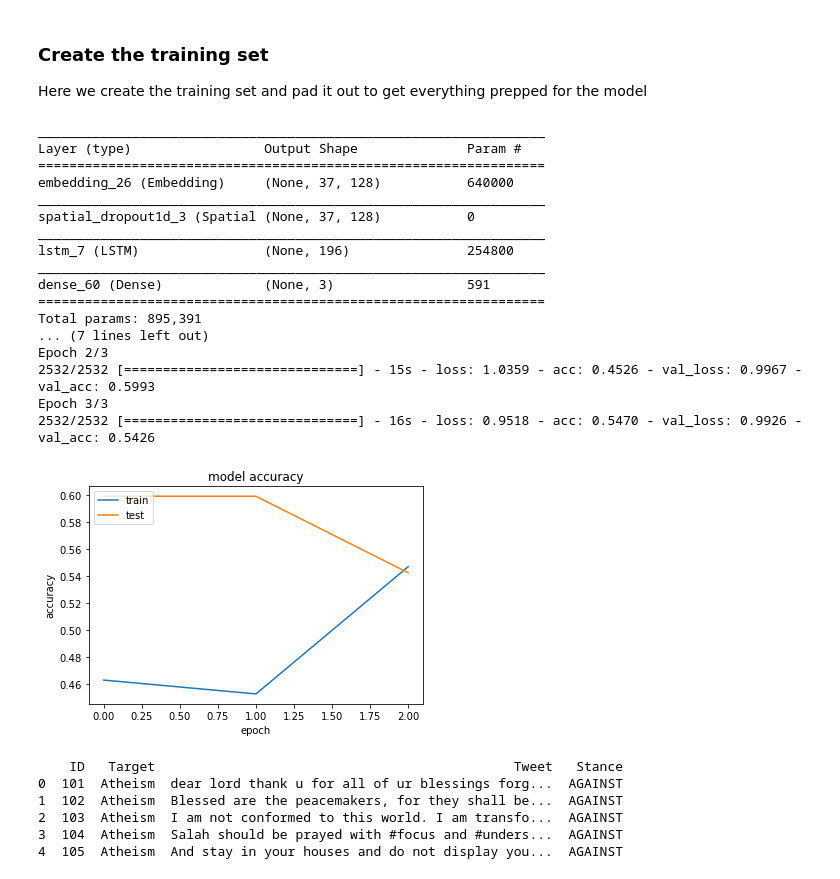
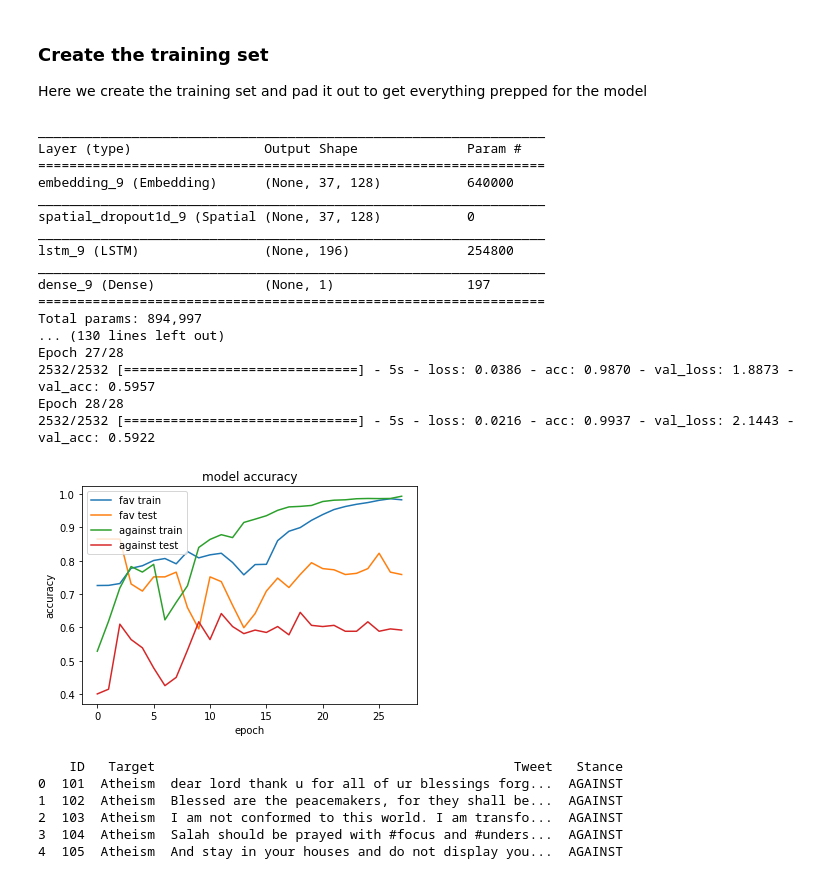
Before and after one commit to CodiBurley/nlp-semeval-task6, a Jupyter notebook: word embeddings.ipynb, the cells around one changed output. Saved outputs shown, nothing was run; the diff lists cells and outputs as text; code cells hidden in the pictures.

Commit message:
Now have two models to predict for/against

```diff
--- a/word embeddings.ipynb
+++ b/word embeddings.ipynb
@@ -63,12 +66,14 @@ from keras.preprocessing import sequence
 
 num_top_words = 5000
 
-X_train, y_train = create_training_data(training_df, num_top_words)
+X_favor_train, y_favor_train = create_training_data(training_df, num_top_words, 'FAVOR')
+X_against_train, y_against_train = create_training_data(training_df, num_top_words, 'AGAINST')
 
 # Magic number that I computed so I can pad out the input arrays
 longest_row = 37
 # Lets pad those suckers out
-X_train = sequence.pad_sequences(X_train, maxlen=longest_row, padding='post')
+X_favor_train = sequence.pad_sequences(X_train, maxlen=longest_row, padding='post')
+X_against_train = sequence.pad_sequences(X_train, maxlen=longest_row, padding='post')
 # %%
 import numpy
 import keras
@@ -76,63 +81,65 @@ import matplotlib.pyplot as plt
 from keras import regularizers
 from keras.models import Sequential
 from keras.layers import Dense, Dropout, LSTM
 from keras.layers import Flatten
 from keras.layers.convolutional import Conv1D
 from keras.layers.convolutional import MaxPooling1D
 from keras.layers.embeddings import Embedding
 # fix random seed for reproducibility
 seed = 7
 numpy.random.seed(seed)
 
 # create the model
 embed_dim = 128
 lstm_out = 196
 
-model = Sequential()
-model.add(Embedding(num_top_words, embed_dim, input_length=longest_row))
-model.add(keras.layers.SpatialDropout1D(0.2))
-model.add(LSTM(lstm_out, recurrent_dropout=0.2, dropout=0.2))
-model.add(Dense(3, activation='softmax'))
-model.compile(loss='categorical_crossentropy', optimizer='adam', metrics=['accuracy'])
-print(model.summary())
 
-history = model.fit(X_train, y_train, epochs=3, validation_split=0.1, batch_size=16, verbose=1)
+def create_model():
+    model = Sequential()
+    model.add(Embedding(num_top_words, embed_dim, input_length=longest_row))
+    model.add(keras.layers.SpatialDropout1D(0.2))
+    model.add(LSTM(lstm_out, recurrent_dropout=0.5, dropout=0.2))
+    model.add(Dense(1, activation='sigmoid'))
+    model.compile(loss='binary_crossentropy', optimizer='adam', metrics=['accuracy'])
+    print(model.summary())
+    return model
+
+
+fav_model = create_model()
+against_model = create_model()
+
+fav_history = fav_model.fit(X_favor_train, y_favor_train, epochs=28, validation_split=0.1, batch_size=16, verbose=1)
+against_history = against_model.fit(X_against_train, y_against_train, epochs=28, validation_split=0.1, batch_size=16, verbose=1)
 
 # summarize history for accuracy
-plt.plot(history.history['acc'])
-plt.plot(history.history['val_acc'])
+plt.plot(fav_history.history['acc'])
+plt.plot(fav_history.history['val_acc'])
+plt.plot(against_history.history['acc'])
+plt.plot(against_history.history['val_acc'])
 plt.title('model accuracy')
 plt.ylabel('accuracy')
 plt.xlabel('epoch')
-plt.legend(['train', 'test'], loc='upper left')
+plt.legend(['fav train', 'fav test', 'against train', 'against test'], loc='upper left')
 plt.show()
-# # summarize history for loss
-# plt.plot(history.history['loss'])
-# plt.plot(history.history['val_loss'])
-# plt.title('model loss')
-# plt.ylabel('loss')
-# plt.xlabel('epoch')
-# plt.legend(['train', 'test'], loc='upper left')
-# plt.savefig("thing.png")
 # %% [output]
 _________________________________________________________________
 Layer (type)                 Output Shape              Param #
 =================================================================
-embedding_26 (Embedding)     (None, 37, 128)           640000
+embedding_9 (Embedding)      (None, 37, 128)           640000
 _________________________________________________________________
-spatial_dropout1d_3 (Spatial (None, 37, 128)           0
+spatial_dropout1d_9 (Spatial (None, 37, 128)           0
 _________________________________________________________________
-lstm_7 (LSTM)                (None, 196)               254800
+lstm_9 (LSTM)                (None, 196)               254800
 _________________________________________________________________
-dense_60 (Dense)             (None, 3)                 591
+dense_9 (Dense)              (None, 1)                 197
 =================================================================
-Total params: 895,391
-... (7 lines left out)
-Epoch 2/3
-2532/2532 [==============================] - 15s - loss: 1.0359 - acc: 0.4526 - val_loss: 0.9967 - val_acc: 0.5993
-Epoch 3/3
-2532/2532 [==============================] - 16s - loss: 0.9518 - acc: 0.5470 - val_loss: 0.9926 - val_acc: 0.5426
+Total params: 894,997
+... (130 lines left out)
+Epoch 27/28
+2532/2532 [==============================] - 5s - loss: 0.0386 - acc: 0.9870 - val_loss: 1.8873 - val_acc: 0.5957
+Epoch 28/28
+2532/2532 [==============================] - 5s - loss: 0.0216 - acc: 0.9937 - val_loss: 2.1443 - val_acc: 0.5922
-[figure, old version]
+[figure, new version]
 # %%
 # Evaluate F-score
 def listOfTopics(dataframe):
```
Also changed, not shown: parts of 1 cell of this notebook, 1 other file.
